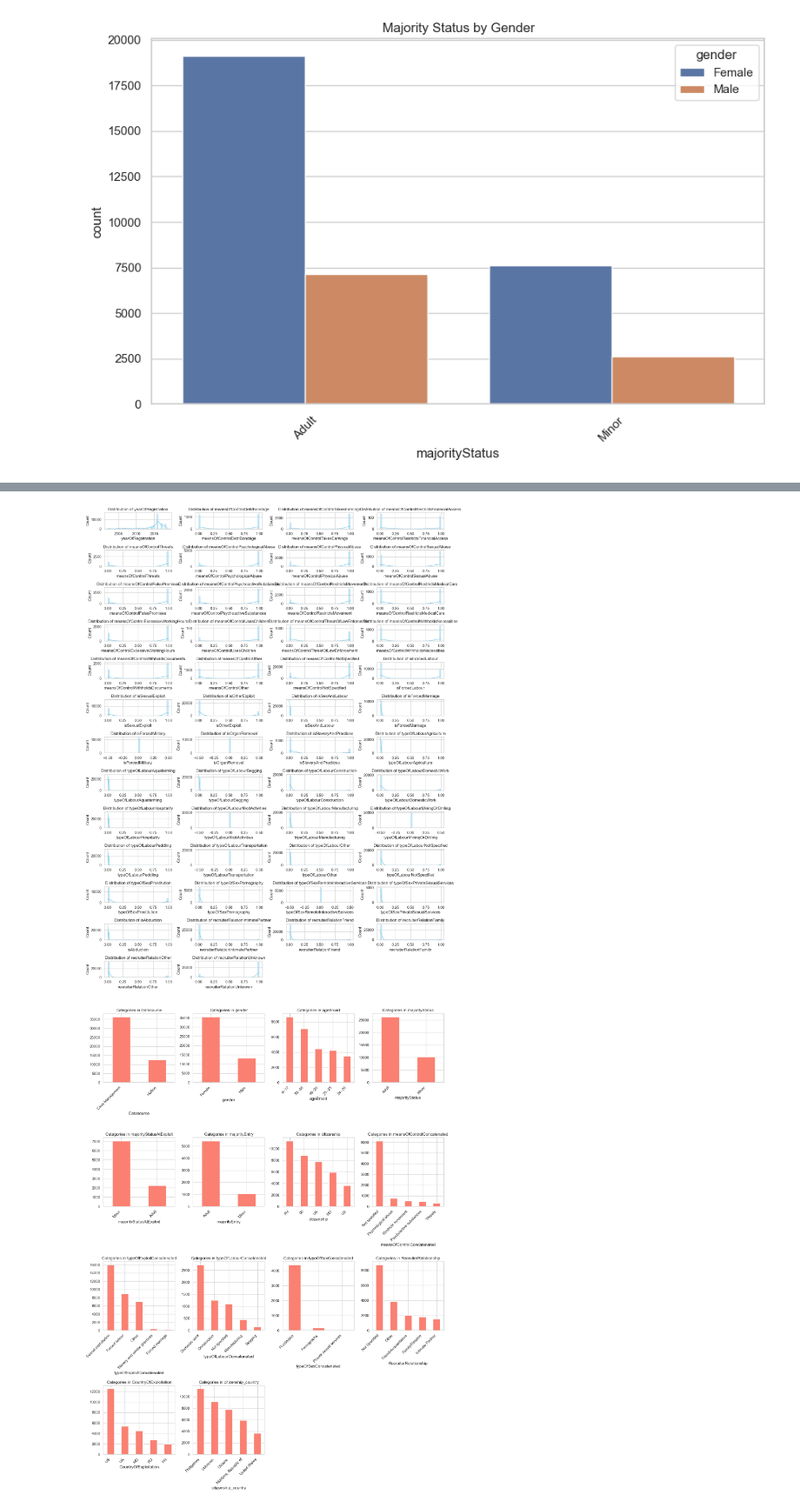
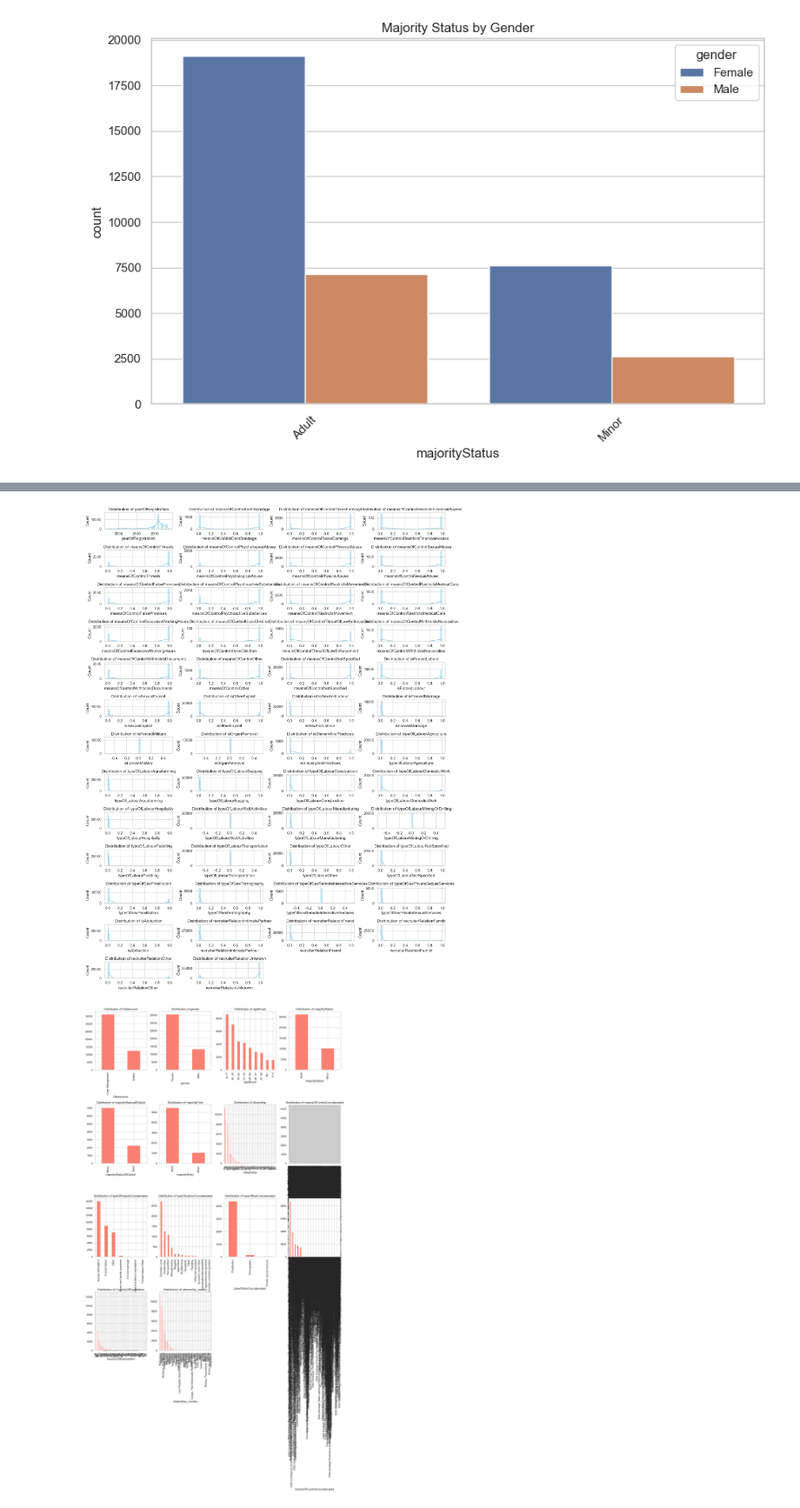
Before and after one commit to BartmossMurphy2077/MLgroupAssignement, a Jupyter notebook: notebook.ipynb, the cells around one changed output, grey strips where cells are left out. Shown at 87% size. Cells and saved outputs as stored; diff of their text form; code cells hidden in the pictures.

Commit message:
Restructered the Code and added backend and front end folders and a data set folder for future expandibality.
Re structured notebook.ipynb to have more sections and a clearer structure

```diff
--- a/notebook.ipynb
+++ b/notebook.ipynb
@@ -16,6 +8,6 @@ import pycountry
 # %%
 # data loading
-df = pd.read_csv('human_trafficking.csv')
+df = pd.read_csv('Data/human_trafficking.csv')
 df.head()
 # %% [output]
 |  | yearOfRegistration | Datasource | gender | ageBroad | majorityStatus | majorityStatusAtExploit | ... |
@@ -203,10 +215,7 @@ for i, column in enumerate(num_columns):
     plt.subplot(len(num_columns) // 4 + 1, 4, i+1)
     sns.histplot(df[column].dropna(), kde=True, bins=30, color="skyblue")
     plt.title(f'Distribution of {column}')
-
-# Apply tight layout after all numerical plots are created
-plt.tight_layout()
-plt.show()
+    plt.tight_layout()
 
 # Set up the plot for categorical features
 plt.figure(figsize=(15, 20))
@@ -214,25 +223,9 @@ plt.figure(figsize=(15, 20))
 # Plot distributions for categorical features
 for i, column in enumerate(cat_columns):
     plt.subplot(len(cat_columns) // 4 + 1, 4, i+1)
-
-    # Get top 5 values and their counts
-    top_5 = df[column].value_counts().nlargest(5)
-
-    # Create bar plot
-    ax = top_5.plot(kind='bar', color="salmon")
-    plt.title(f'Categories in {column}')
-
-    # Rotate x-axis labels for better readability
-    plt.xticks(rotation=45, ha='right')
-
-    # Adjust subplot to make room for labels
-    plt.subplots_adjust(bottom=0.3)
-
-# Apply tight layout after all categorical plots are created
-plt.tight_layout()
-
-# Adjust spacing between subplots
-plt.subplots_adjust(hspace=0.8)
+    df[column].value_counts().plot(kind='bar', color="salmon")
+    plt.title(f'Distribution of {column}')
+    plt.tight_layout()
 
 plt.show()
 # %% [output]
@@ -239,2 +251,2 @@ plt.show()
-[figure, old version]
+[figure, new version]
-[figure, old version]
+[figure, new version]
```
Also changed, not shown: parts of 42 cells of this notebook, 3 other files.
